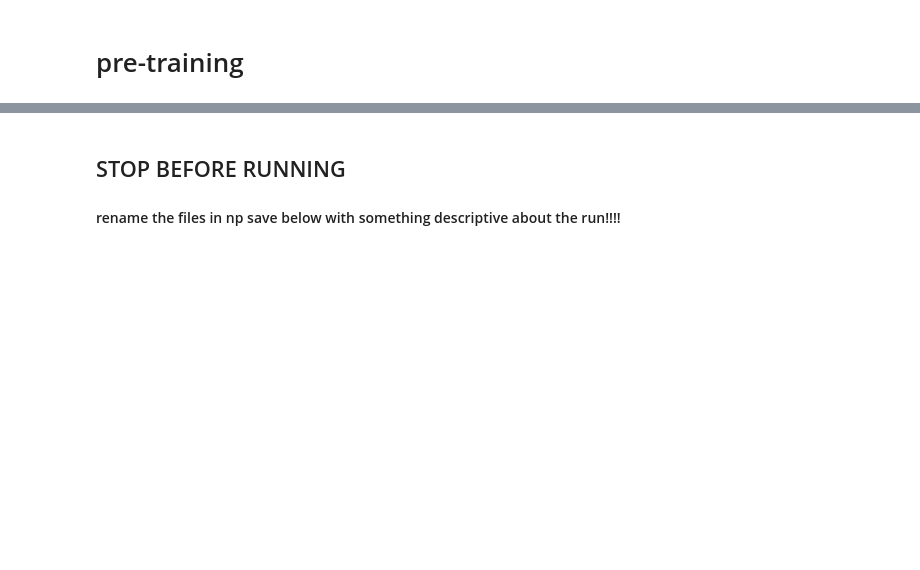
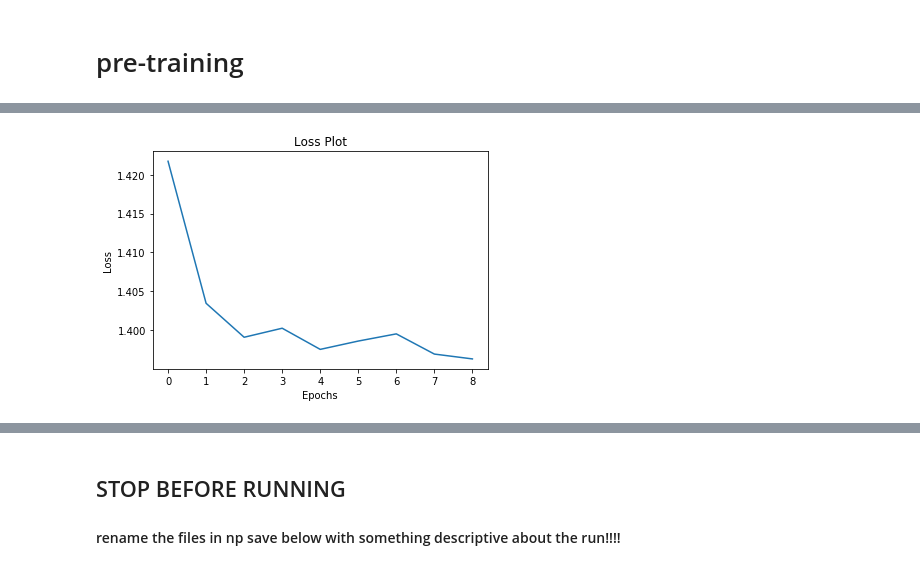
Before and after one commit to sbrito/alt-text-net, a Jupyter notebook: run model with pretraining step.ipynb, the cells around one changed output, grey strips where cells are left out. Saved outputs shown, nothing was run; the diff lists cells and outputs as text; code cells hidden in the pictures; blank space fills up the shorter version.

```diff
--- a/run model with pretraining step.ipynb
+++ b/run model with pretraining step.ipynb
@@ -331,6 +321,10 @@ if ckpt_manager.latest_checkpoint:
 # adding this in a separate cell because if you run the training cell
 # many times, the loss_plot array will be reset
 loss_plot = []
+# %%
+def visual_loss_function(real, pred):
+    bce = tf.keras.losses.BinaryCrossentropy()
+    return bce(real, pred)
 # %%
 def visual_pretrain_step(img_tensor, caption, y):
     loss = 0
@@ -437,3 +394,11 @@ for epoch in range(start_epoch, EPOCHS):
+# %%
+plt.plot(loss_plot)
+plt.xlabel('Epochs')
+plt.ylabel('Loss')
+plt.title('Loss Plot')
+plt.show()
+# %% [output]
+[figure, added]
 # %%
 # adding this in a separate cell because if you run the training cell
 # many times, the loss_plot array will be reset
```
Also changed, not shown: parts of 13 cells of this notebook, 2 other files.
